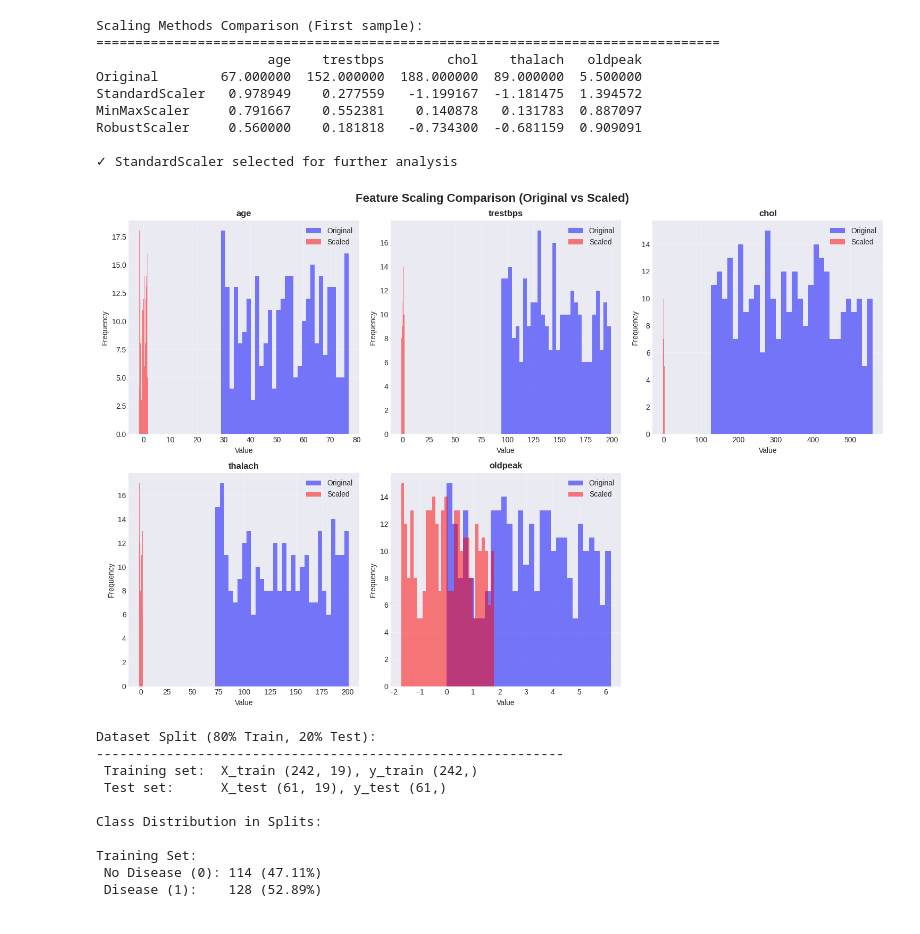
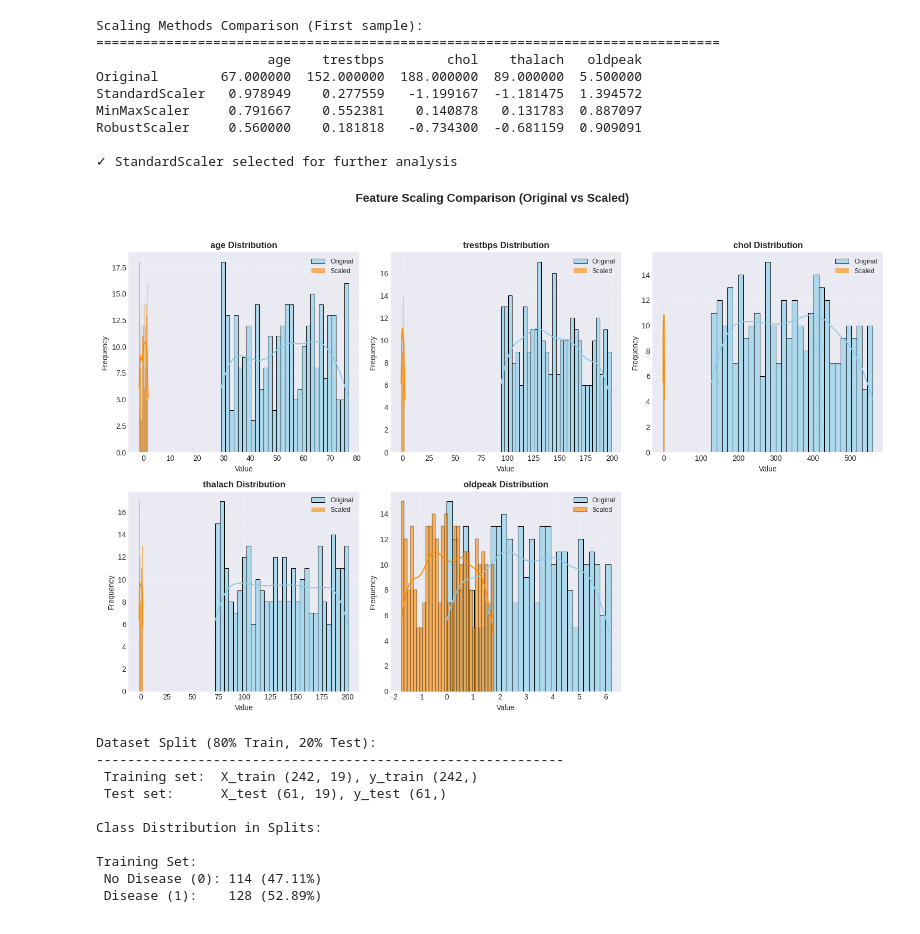
Before and after one commit to cjdevx-ai/Robotics-Technology-Assignments, a Jupyter notebook: FetalinoClarenceJay_DataPreparation.ipynb, the cells around one changed output. Cells and saved outputs as stored; diff of their text form; code cells hidden in the pictures.

```diff
--- a/FetalinoClarenceJay_DataPreparation.ipynb
+++ b/FetalinoClarenceJay_DataPreparation.ipynb
@@ -251,20 +249,24 @@ trestbps              0     0.00%       44.25      242.25
  thalach              0     0.00%       -2.00      274.00
  oldpeak              0     0.00%       -2.42        8.57
 # %%
+import seaborn as sns
+
 # To visualize outliers using box plots
 fig, axes = plt.subplots(2, 3, figsize=(15, 10))
 axes = axes.flatten()
 
 for idx, col in enumerate(numerical_cols):
-    axes[idx].boxplot(dataset_clean[col].dropna())
-    axes[idx].set_title(f'{col}', fontweight='bold')
-    axes[idx].set_ylabel('Value')
+    sns.boxplot(y=dataset_clean[col], ax=axes[idx], palette='viridis')
+    axes[idx].set_title(f'{col}', fontsize=12, fontweight='bold')
+    axes[idx].set_ylabel('Value', fontsize=10)
     axes[idx].grid(True, alpha=0.3)
 
-axes[-1].remove()
+# Remove any unused subplots
+for i in range(idx + 1, len(axes)):
+    fig.delaxes(axes[i])
 
-plt.suptitle('Outlier Detection - Box Plots', fontsize=16, fontweight='bold', y=1.00)
-plt.tight_layout()
+plt.suptitle('Outlier Detection - Box Plots', fontsize=16, fontweight='bold', y=1.02)
+plt.tight_layout(rect=[0, 0.03, 1, 0.98]) # Adjust layout to prevent title overlap
 plt.show()
 
 print("\n⚠ Note: Sometimes outliers are retained as they may represent valid extreme cases in medical data.")
@@ -436,24 +438,26 @@ RobustScaler     0.560000    0.181818   -0.734300  -0.681159  0.909091
 # %%
 # To visualize the scaling effect
 fig, axes = plt.subplots(2, 3, figsize=(15, 10))
 axes = axes.flatten()
 
 for idx, col in enumerate(numerical_features):
-    axes[idx].hist(X[col], bins=30, alpha=0.5, label='Original', color='blue')
-    axes[idx].hist(X_scaled[col], bins=30, alpha=0.5, label='Scaled', color='red')
-    axes[idx].set_title(f'{col}', fontweight='bold')
-    axes[idx].set_xlabel('Value')
-    axes[idx].set_ylabel('Frequency')
-    axes[idx].legend()
+    sns.histplot(X[col], bins=30, kde=True, ax=axes[idx], color='skyblue', label='Original', alpha=0.6)
+    sns.histplot(X_scaled[col], bins=30, kde=True, ax=axes[idx], color='darkorange', label='Scaled', alpha=0.6)
+    axes[idx].set_title(f'{col} Distribution', fontsize=12, fontweight='bold')
+    axes[idx].set_xlabel('Value', fontsize=10)
+    axes[idx].set_ylabel('Frequency', fontsize=10)
+    axes[idx].legend(fontsize=9)
     axes[idx].grid(True, alpha=0.3)
 
-axes[-1].remove()
+# Remove any unused subplots
+for i in range(idx + 1, len(axes)):
+    fig.delaxes(axes[i])
 
-plt.suptitle('Feature Scaling Comparison (Original vs Scaled)', fontsize=16, fontweight='bold')
-plt.tight_layout()
+plt.suptitle('Feature Scaling Comparison (Original vs Scaled)', fontsize=16, fontweight='bold', y=1.02)
+plt.tight_layout(rect=[0, 0.03, 1, 0.98]) # Adjust layout to prevent title overlap
 plt.show()
 # %% [output]
-[figure, old version]
+[figure, new version]
 # %%
 # To split the dataset (80% train, 20% test)
 X_train, X_test, y_train, y_test = train_test_split(X_scaled, y, test_size=0.2, random_state=42, stratify=y)
```
Also changed, not shown: parts of 5 cells of this notebook.
